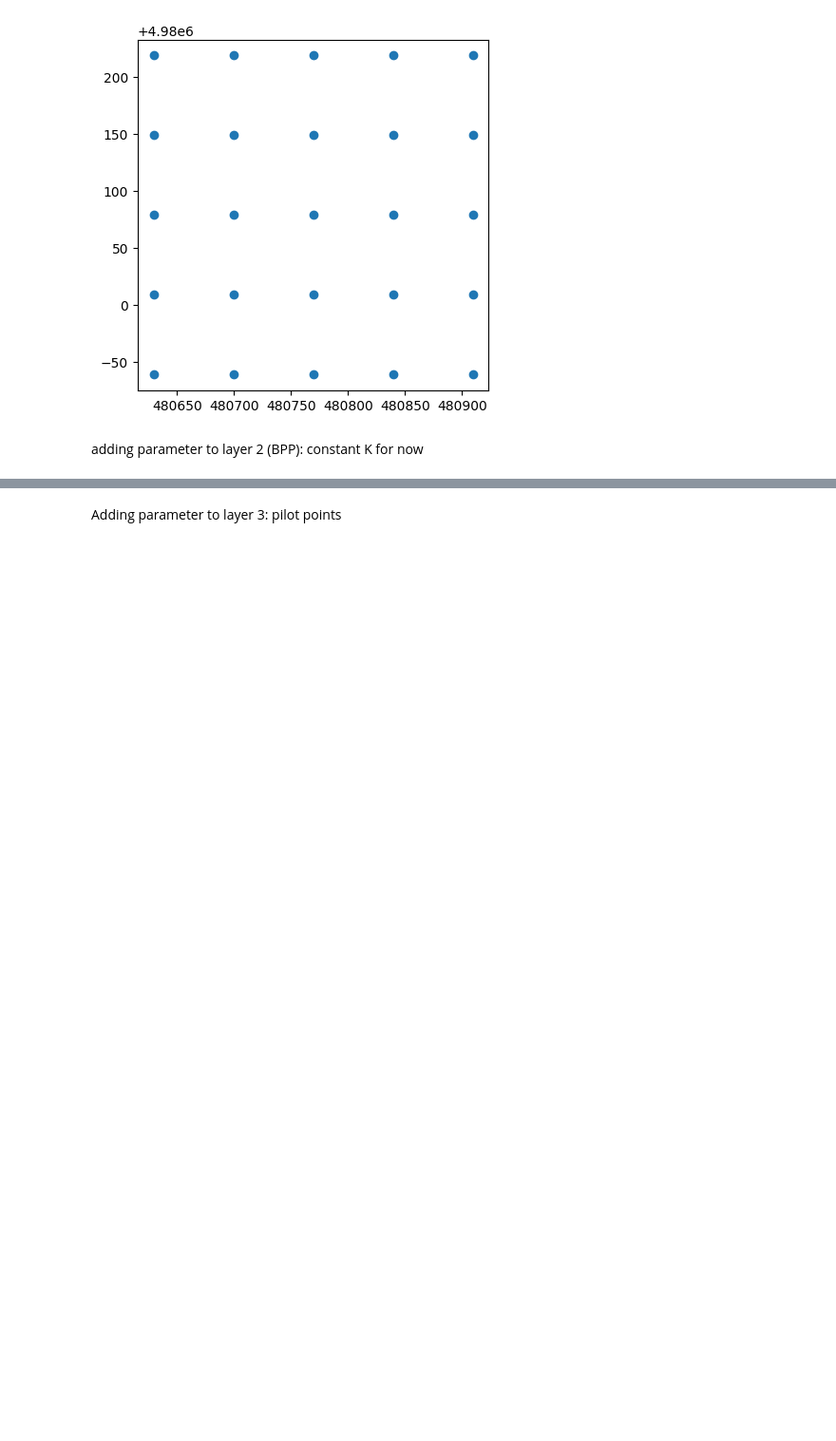
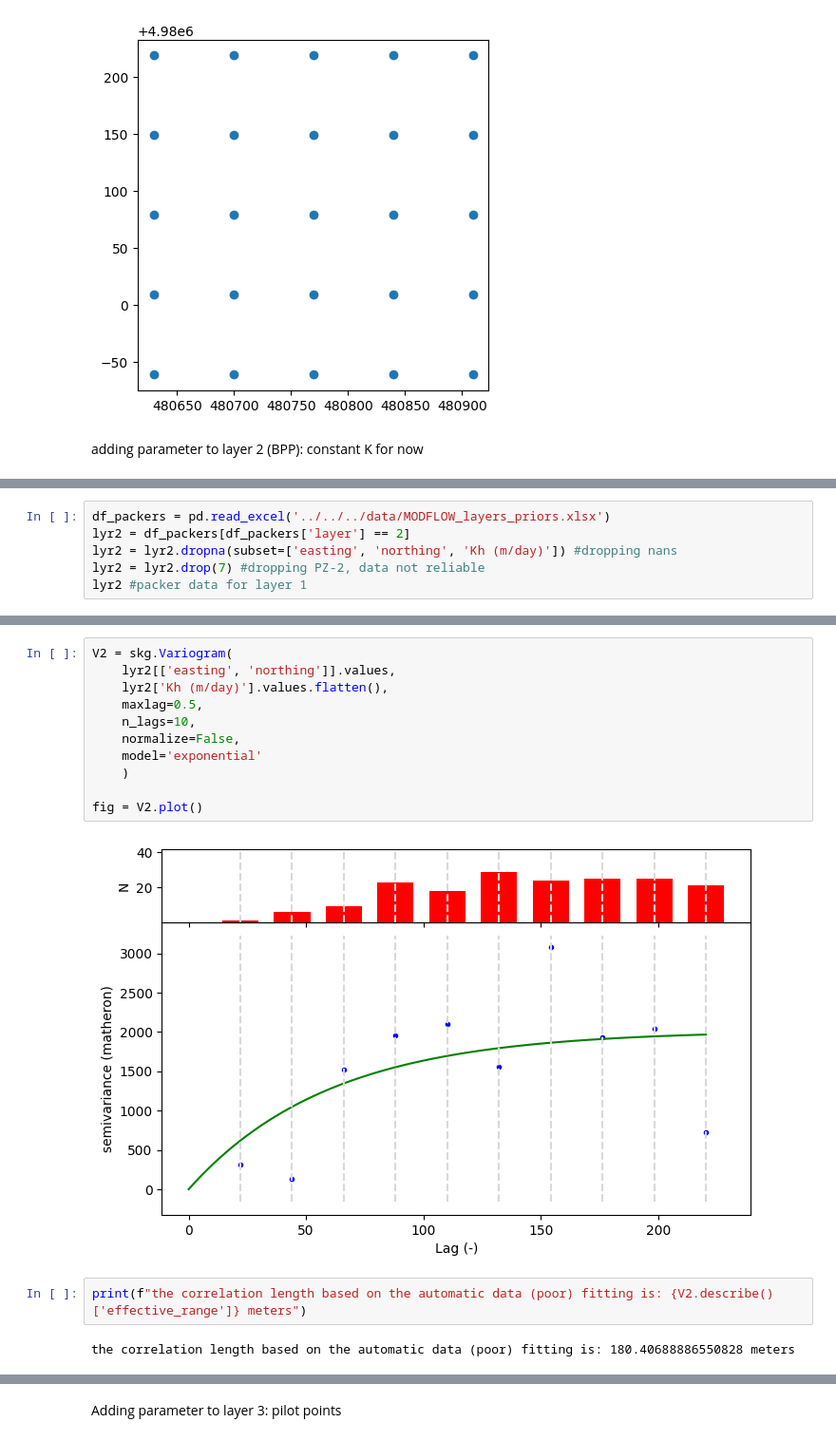
Before and after one commit to philliperalin/MLAC-3D-HT, a Jupyter notebook: src/pyemu/PMW-6-constantK/settingup_PEST.ipynb, the cells around one changed output, grey strips where cells are left out. Shown at 95% size. Drawn from its saved outputs; the diff is of its cells as text; blank space fills up the shorter version.

```diff
--- a/src/pyemu/PMW-6-constantK/settingup_PEST.ipynb
+++ b/src/pyemu/PMW-6-constantK/settingup_PEST.ipynb
@@ -605,0 +684,6 @@ df_cst = pf.add_parameters(
+# %%
+df_packers = pd.read_excel('../../../data/MODFLOW_layers_priors.xlsx')
+lyr2 = df_packers[df_packers['layer'] == 2]
+lyr2 = lyr2.dropna(subset=['easting', 'northing', 'Kh (m/day)']) #dropping nans
+lyr2 = lyr2.drop(7) #dropping PZ-2, data not reliable
+lyr2 #packer data for layer 1
@@ -605,0 +708,17 @@ df_cst = pf.add_parameters(
+# %%
+V2 = skg.Variogram(
+    lyr2[['easting', 'northing']].values,
+    lyr2['Kh (m/day)'].values.flatten(),
+    maxlag=0.5,
+    n_lags=10,
+    normalize=False,
+    model='exponential'
+    )
+
+fig = V2.plot()
+# %% [output]
+[figure, added]
+# %%
+print(f"the correlation length based on the automatic data (poor) fitting is: {V2.describe()['effective_range']} meters")
+# %% [output]
+the correlation length based on the automatic data (poor) fitting is: 180.40688886550828 meters
```
Also changed, not shown: parts of 69 cells of this notebook, 8 other files.
